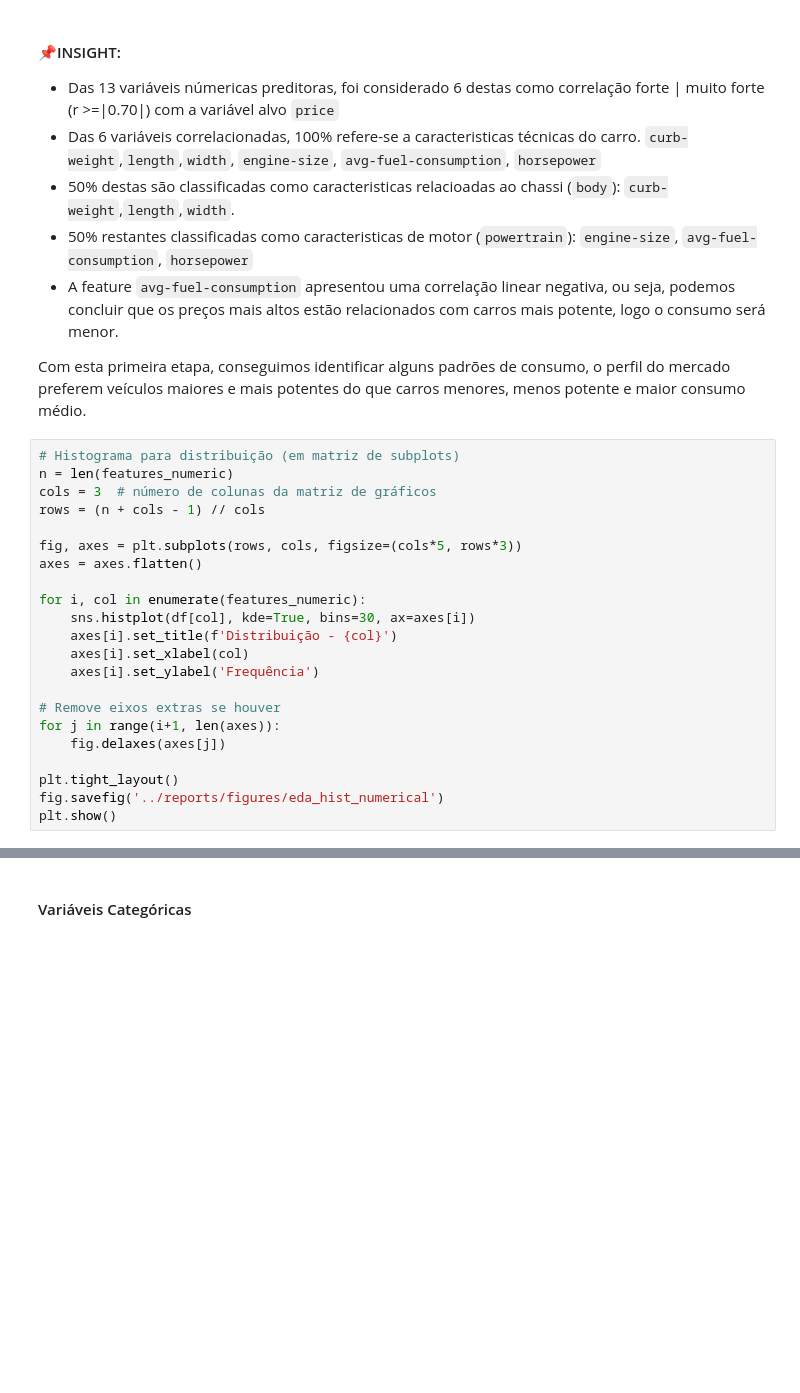
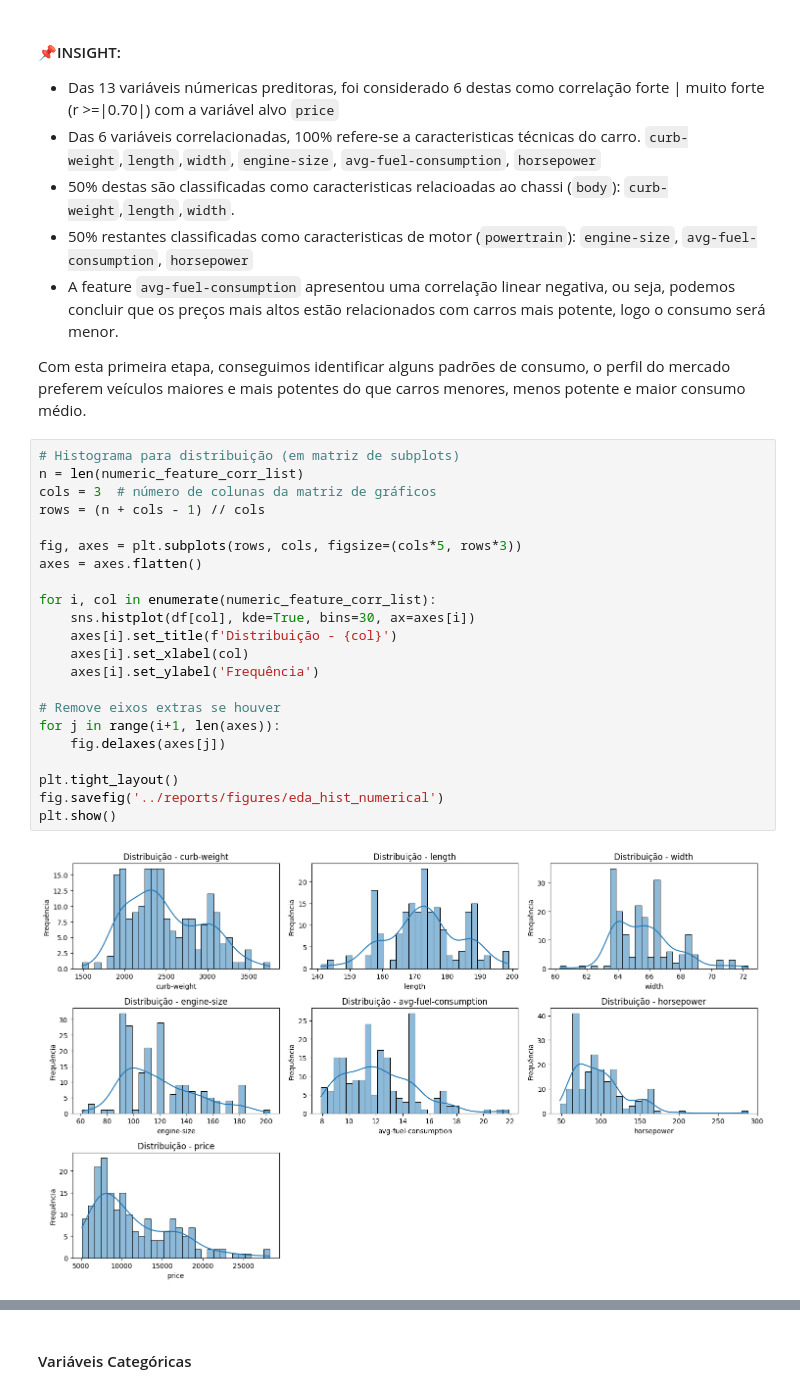
Before and after one commit to reynancs/car_price_prediction, a Jupyter notebook: notebooks/2.1-rc-eda-cleaned.ipynb, the cells around one changed output, grey strips where cells are left out. Cells and saved outputs as stored; diff of their text form; blank space fills up the shorter version.

Commit message:
data exploratory step - numerical features ok

```diff
--- a/notebooks/2.1-rc-eda-cleaned.ipynb
+++ b/notebooks/2.1-rc-eda-cleaned.ipynb
@@ -161,23 +221,25 @@ fig.savefig('../reports/figures/eda_scatterplot_correlation')
 Com esta primeira etapa, conseguimos identificar alguns padrões de consumo, o perfil do mercado preferem veículos maiores e mais potentes do que carros menores, menos potente e maior consumo médio.
 # %%
 # Histograma para distribuição (em matriz de subplots)
-n = len(features_numeric)
+n = len(numeric_feature_corr_list)
 cols = 3  # número de colunas da matriz de gráficos
 rows = (n + cols - 1) // cols
 
 fig, axes = plt.subplots(rows, cols, figsize=(cols*5, rows*3))
 axes = axes.flatten()
 
-for i, col in enumerate(features_numeric):
+for i, col in enumerate(numeric_feature_corr_list):
     sns.histplot(df[col], kde=True, bins=30, ax=axes[i])
     axes[i].set_title(f'Distribuição - {col}')
     axes[i].set_xlabel(col)
     axes[i].set_ylabel('Frequência')
 
 # Remove eixos extras se houver
 for j in range(i+1, len(axes)):
     fig.delaxes(axes[j])
 
 plt.tight_layout()
 fig.savefig('../reports/figures/eda_hist_numerical')
 plt.show()
+# %% [output]
+[figure, added]
```
Also changed, not shown: parts of 7 cells of this notebook, 4 other files.
